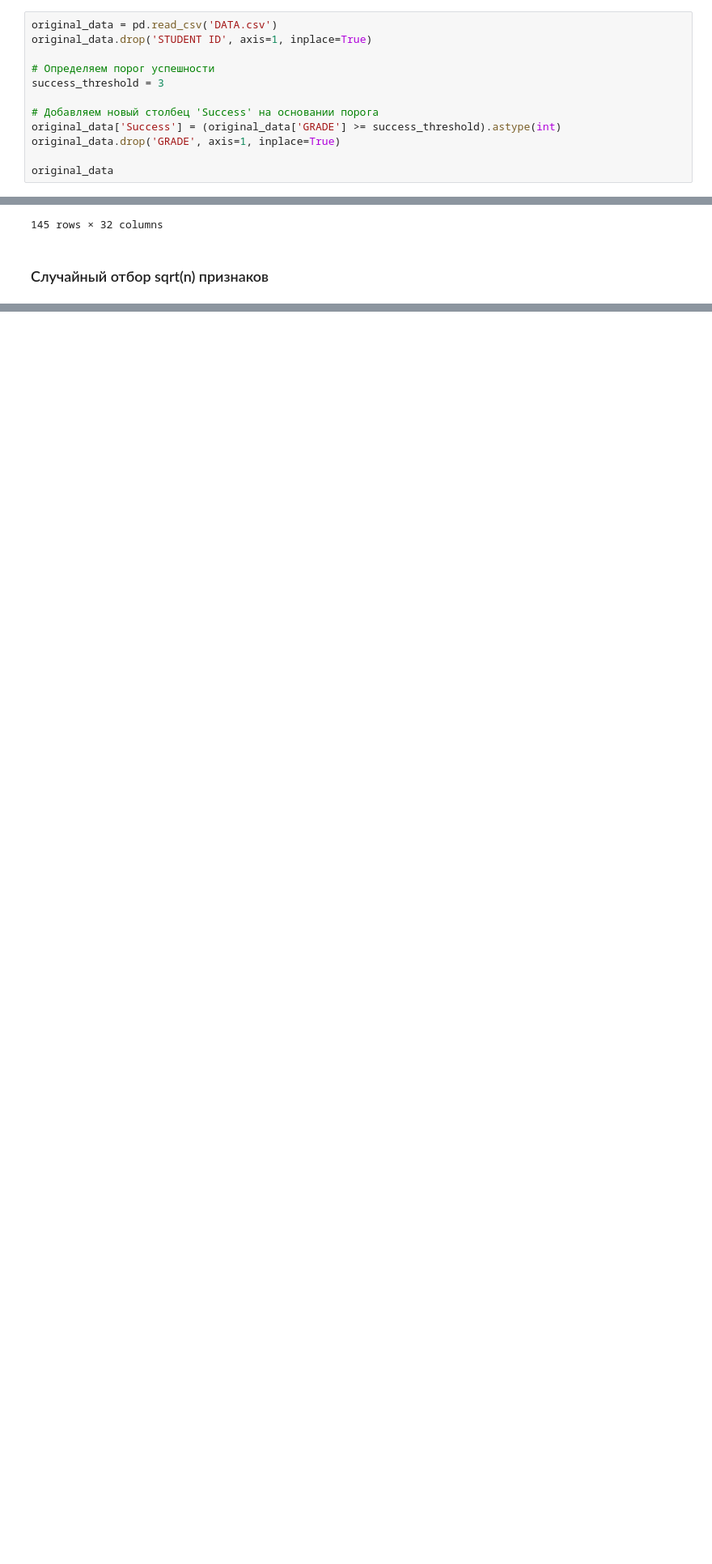
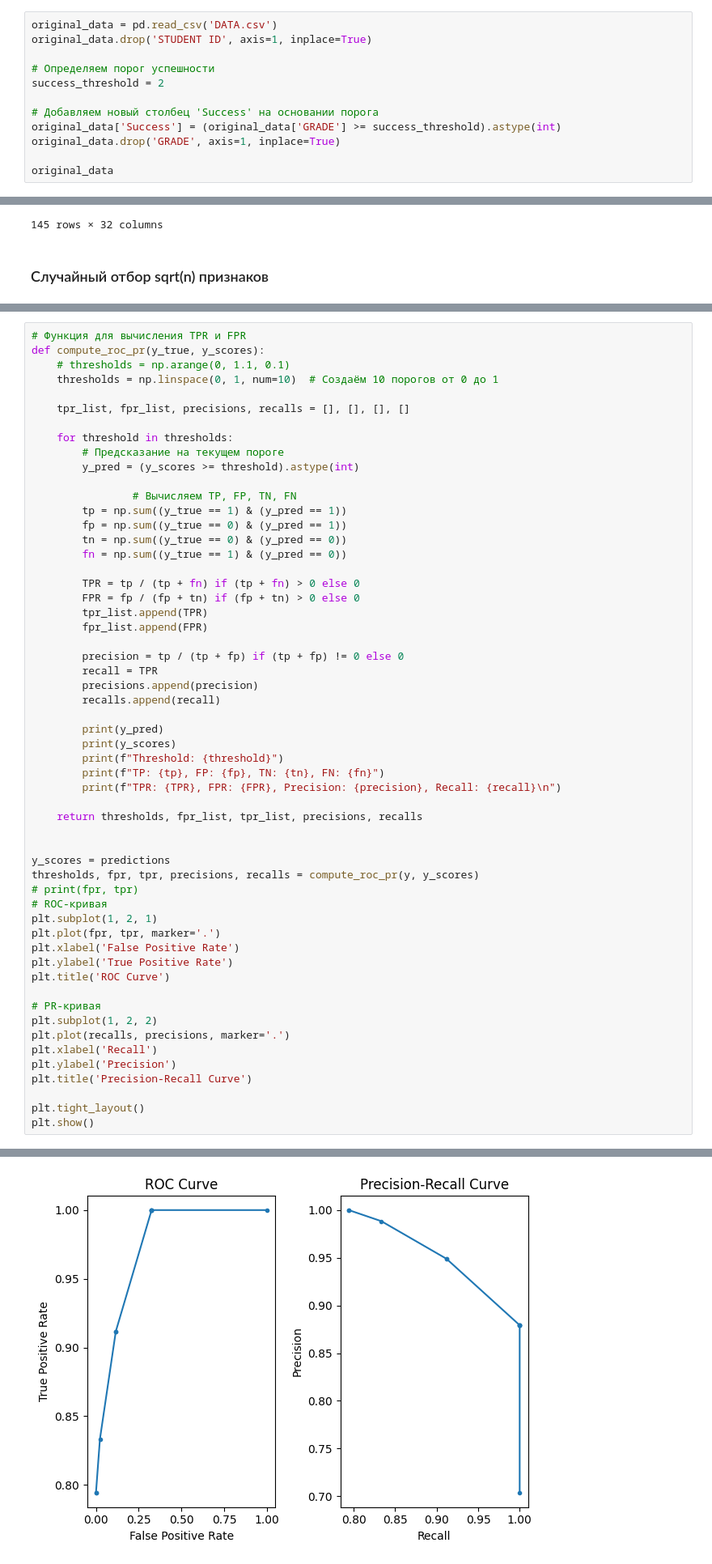
Before and after one commit to KayotPoziloy/itmo-artificial-Intelligence-systems, a Jupyter notebook: lab5/main.ipynb, the cells around one changed output, grey strips where cells are left out. Shown: that part at 81% size. Cells and saved outputs as stored; diff of their text form; blank space fills up the shorter version.

```diff
--- a/lab5/main.ipynb
+++ b/lab5/main.ipynb
@@ -8,7 +10,7 @@ original_data = pd.read_csv('DATA.csv')
 original_data.drop('STUDENT ID', axis=1, inplace=True)
 
 # Определяем порог успешности
-success_threshold = 3
+success_threshold = 2
 
 # Добавляем новый столбец 'Success' на основании порога
 original_data['Success'] = (original_data['GRADE'] >= success_threshold).astype(int)
@@ -229,0 +297,57 @@ Recall: 0.7051
+# %%
+# Функция для вычисления TPR и FPR
+def compute_roc_pr(y_true, y_scores):
+    # thresholds = np.arange(0, 1.1, 0.1)
+    thresholds = np.linspace(0, 1, num=10)  # Создаём 10 порогов от 0 до 1
+
+    tpr_list, fpr_list, precisions, recalls = [], [], [], []
+
+    for threshold in thresholds:
+        # Предсказание на текущем пороге
+        y_pred = (y_scores >= threshold).astype(int)
+
+                # Вычисляем TP, FP, TN, FN
+        tp = np.sum((y_true == 1) & (y_pred == 1))
+        fp = np.sum((y_true == 0) & (y_pred == 1))
+        tn = np.sum((y_true == 0) & (y_pred == 0))
+        fn = np.sum((y_true == 1) & (y_pred == 0))
+
+        TPR = tp / (tp + fn) if (tp + fn) > 0 else 0
+        FPR = fp / (fp + tn) if (fp + tn) > 0 else 0
+        tpr_list.append(TPR)
+        fpr_list.append(FPR)
+
+        precision = tp / (tp + fp) if (tp + fp) != 0 else 0
+        recall = TPR
+        precisions.append(precision)
+        recalls.append(recall)
+
+        print(y_pred)
+        print(y_scores)
+        print(f"Threshold: {threshold}")
+        print(f"TP: {tp}, FP: {fp}, TN: {tn}, FN: {fn}")
+        print(f"TPR: {TPR}, FPR: {FPR}, Precision: {precision}, Recall: {recall}\n")
+
+    return thresholds, fpr_list, tpr_list, precisions, recalls
+
+
+y_scores = predictions
+thresholds, fpr, tpr, precisions, recalls = compute_roc_pr(y, y_scores)
+# print(fpr, tpr)
+# ROC-кривая
+plt.subplot(1, 2, 1)
+plt.plot(fpr, tpr, marker='.')
+plt.xlabel('False Positive Rate')
+plt.ylabel('True Positive Rate')
+plt.title('ROC Curve')
+
+# PR-кривая
+plt.subplot(1, 2, 2)
+plt.plot(recalls, precisions, marker='.')
+plt.xlabel('Recall')
+plt.ylabel('Precision')
+plt.title('Precision-Recall Curve')
+
+plt.tight_layout()
+plt.show()
+# %% [output]
@@ -229,0 +371 @@ Recall: 0.7051
+[figure, added]
```
Also changed, not shown: parts of 8 cells of this notebook.
